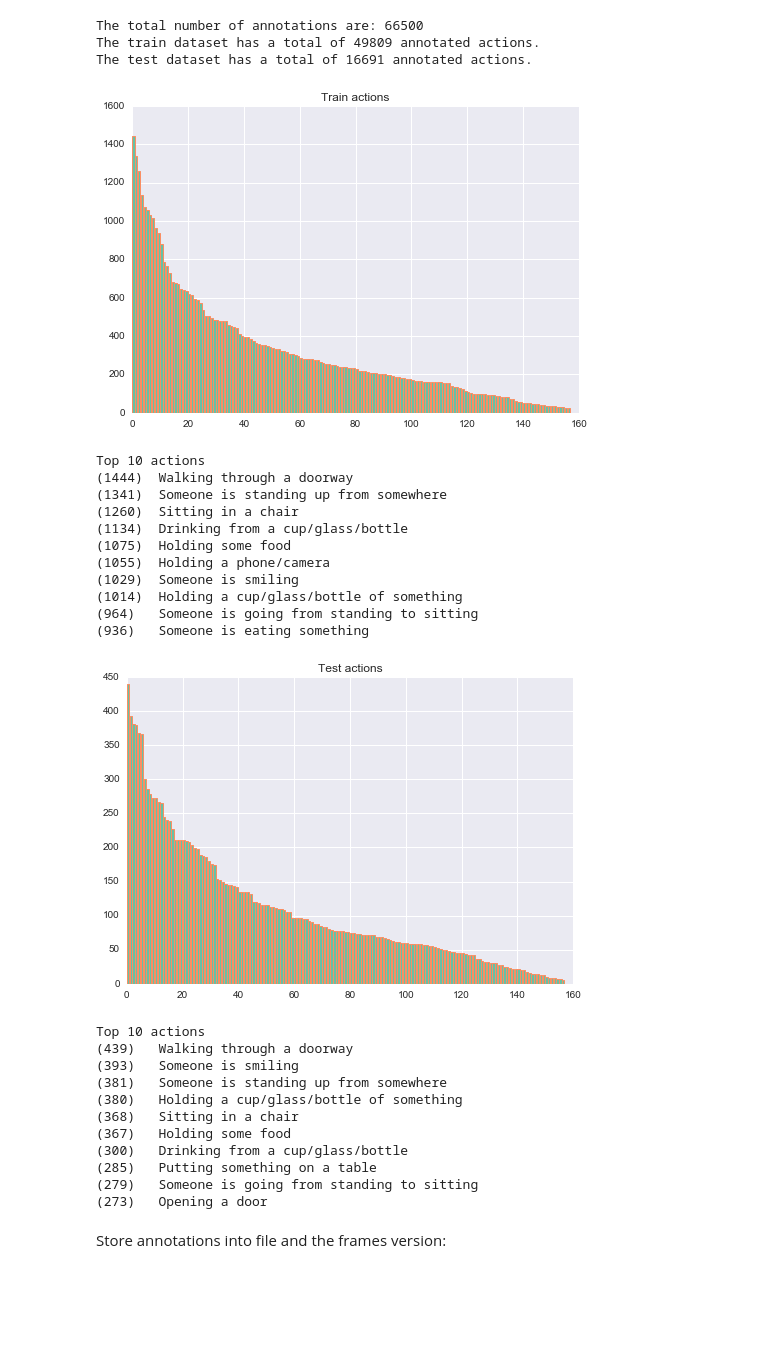
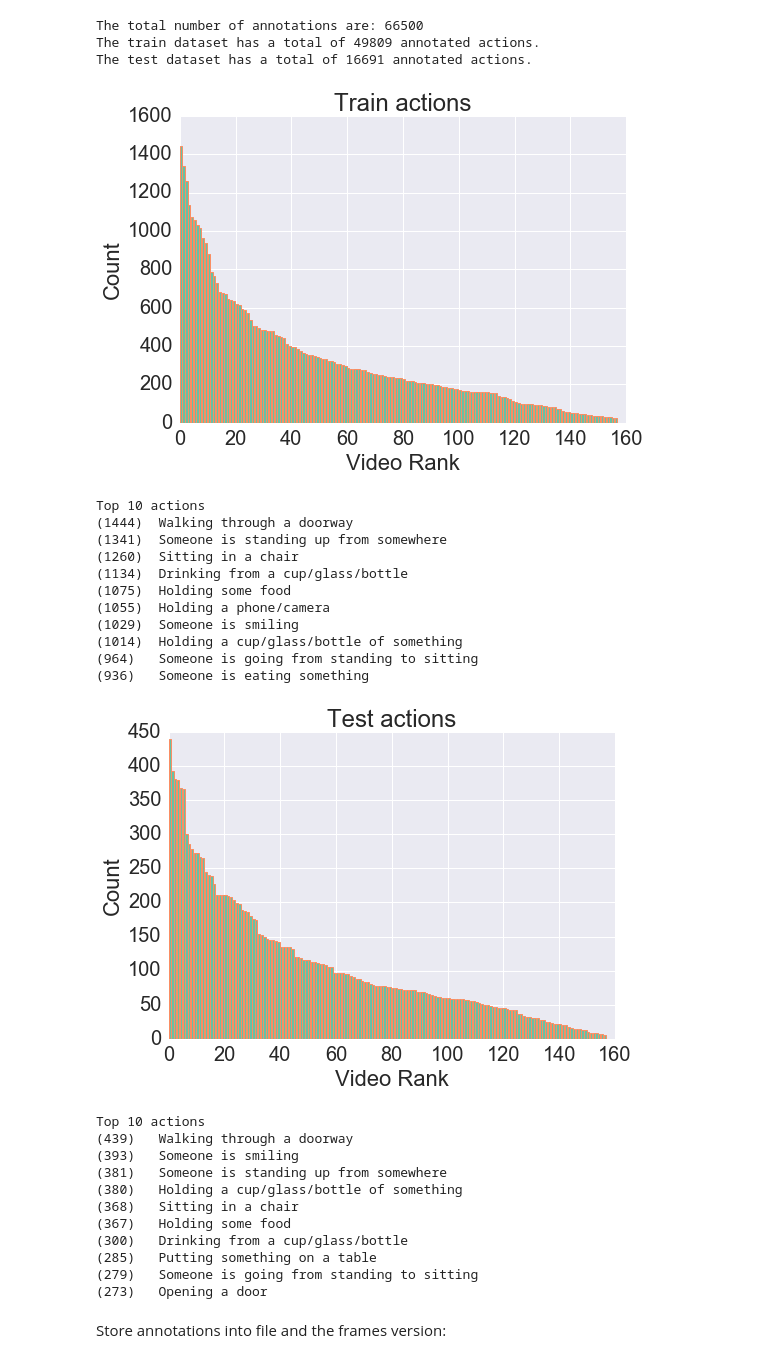
Before and after one commit to salmedina/16824_FinalProject, a Jupyter notebook: notebooks/Charades Analysis.ipynb, the cells around one changed output. Saved outputs shown, nothing was run; the diff lists cells and outputs as text; code cells hidden in the pictures; blank space fills up the shorter version.

```diff
--- a/notebooks/Charades Analysis.ipynb
+++ b/notebooks/Charades Analysis.ipynb
@@ -9,6 +9,7 @@ import seaborn as sns
 from collections import namedtuple
 
 palette = sns.color_palette("Set2", 10)
+sns.set_context("notebook", font_scale=2.0)
 # %% [markdown]
 First define the paths where the data is located
 # %%
@@ -87,35 +88,37 @@ def plot_hist_action_list(actions_list, title='Actions',K=10):
             actions_count[action] += 1
         else:
             actions_count[action] = 1
     # Prepare count for bar plot: sort and turn to number
     actions_count = sorted(actions_count.items(), key=lambda x:x[1], reverse=True)
     actions, counts = zip(*actions_count)
     counts = [int(c) for c in counts]
     # Plot the sorted
     plt.clf()
     plt.bar(range(len(counts)), counts, color=palette[0], edgecolor=palette[1], lw=1)
     plt.title(title)
+    plt.xlabel('Video Rank')
+    plt.ylabel('Count')
     plt.show()
     print 'Top {} actions'.format(K)
     for action,count in zip(actions[:K], counts[:K]):
         print '({})\t{}'.format(count, action_names[action])
 
 plot_hist_action_list(train_list, 'Train actions')
 plot_hist_action_list(test_list, 'Test actions')
 # %% [output]
-[figure, old version]
+[figure, new version]
 Top 10 actions
 (1444)  Walking through a doorway
 (1341)  Someone is standing up from somewhere
 (1260)  Sitting in a chair
 (1134)  Drinking from a cup/glass/bottle
 (1075)  Holding some food
 (1055)  Holding a phone/camera
 (1029)  Someone is smiling
 (1014)  Holding a cup/glass/bottle of something
 (964)   Someone is going from standing to sitting
 (936)   Someone is eating something
-[figure, old version]
+[figure, new version]
 Top 10 actions
 (439)   Walking through a doorway
 (393)   Someone is smiling
```
Also changed, not shown: parts of 4 cells of this notebook.
